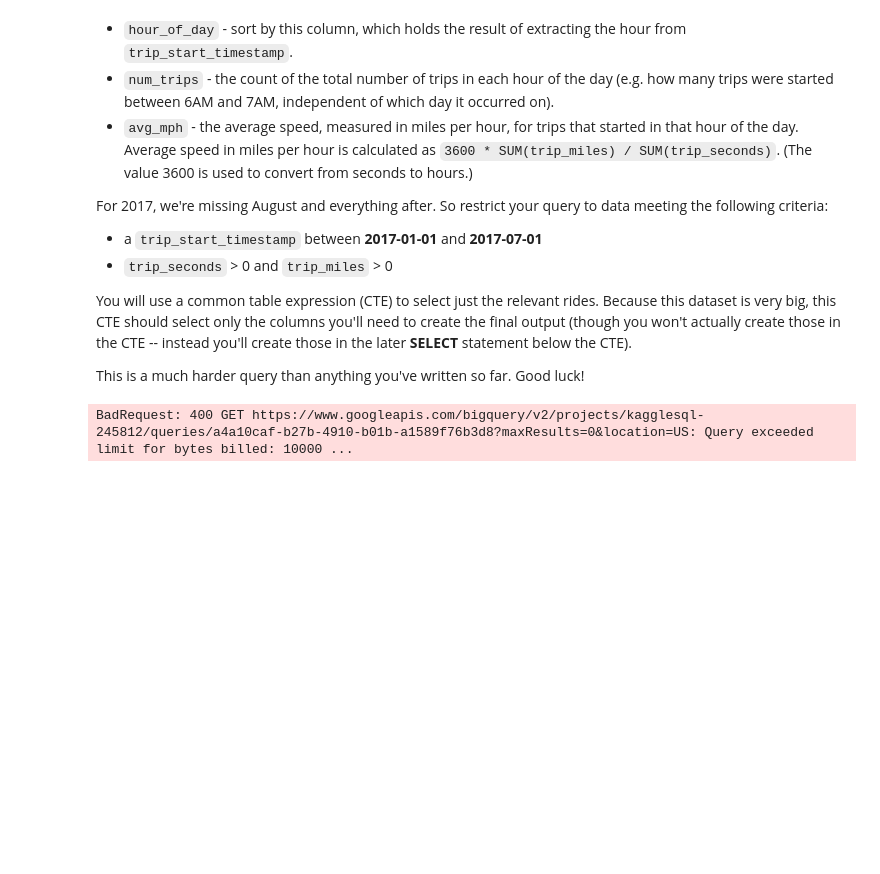
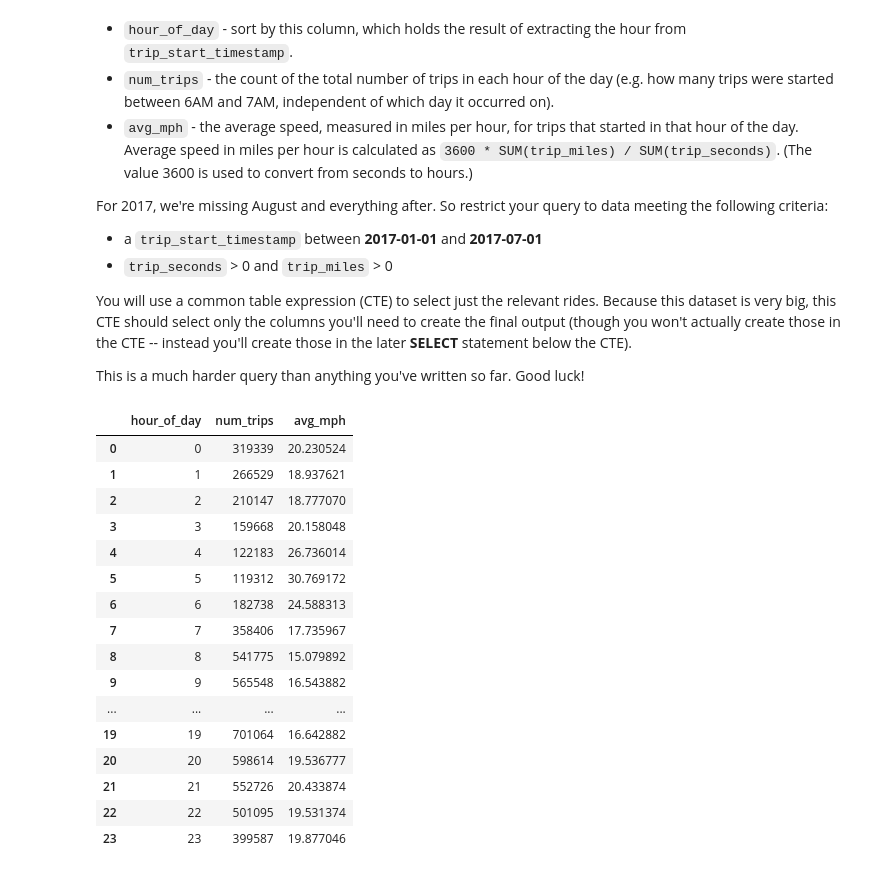
Before and after one commit to LooseDaMoose/KaggleIntro2SQL, a Jupyter notebook: 5_As&With.ipynb, the cells around one changed output. Cells and saved outputs as stored; diff of their text form; code cells hidden in the pictures; blank space fills up the shorter version.

```diff
--- a/5_As&With.ipynb
+++ b/5_As&With.ipynb
@@ -254,29 +254,45 @@ This is a much harder query than anything you've written so far.  Good luck!
 # %%
 query = """
         WITH relevant AS
         (
         SELECT trip_start_timestamp, trip_miles, trip_seconds
         FROM `bigquery-public-data.chicago_taxi_trips.taxi_trips`
         WHERE trip_seconds > 0 AND
         trip_miles > 0 AND
         trip_start_timestamp > "2017-01-01" AND
         trip_start_timestamp < "2017-07-01"
         )
         SELECT EXTRACT(HOUR FROM trip_start_timestamp) AS hour_of_day,
         COUNT(1) AS num_trips,
         3600 * SUM(trip_miles) / SUM(trip_seconds) AS avg_mph
 
         FROM relevant
         GROUP BY hour_of_day
         ORDER BY hour_of_day
-        """10
+        """
 
-safe_config = bigquery.QueryJobConfig(maximum_bytes_billed=10**9)
+safe_config = bigquery.QueryJobConfig(maximum_bytes_billed=10**10)
 
 query_job = client.query(query, job_config = safe_config)
 
 result = query_job.to_dataframe()
 
 result
 # %% [output]
-BadRequest: 400 GET https://www.googleapis.com/bigquery/v2/projects/kagglesql-245812/queries/a4a10caf-b27b-4910-b01b-a1589f76b3d8?maxResults=0&location=US: Query exceeded limit for bytes billed: 10000 ...
+|  | hour_of_day | num_trips | avg_mph |
+| 0 | 0 | 319339 | 20.230524 |
+| 1 | 1 | 266529 | 18.937621 |
+| 2 | 2 | 210147 | 18.777070 |
+| 3 | 3 | 159668 | 20.158048 |
+| 4 | 4 | 122183 | 26.736014 |
+| 5 | 5 | 119312 | 30.769172 |
+| 6 | 6 | 182738 | 24.588313 |
+| 7 | 7 | 358406 | 17.735967 |
+| 8 | 8 | 541775 | 15.079892 |
+| 9 | 9 | 565548 | 16.543882 |
+| ... | ... | ... | ... |
+| 19 | 19 | 701064 | 16.642882 |
+| 20 | 20 | 598614 | 19.536777 |
+| 21 | 21 | 552726 | 20.433874 |
+| 22 | 22 | 501095 | 19.531374 |
+| 23 | 23 | 399587 | 19.877046 |
```
